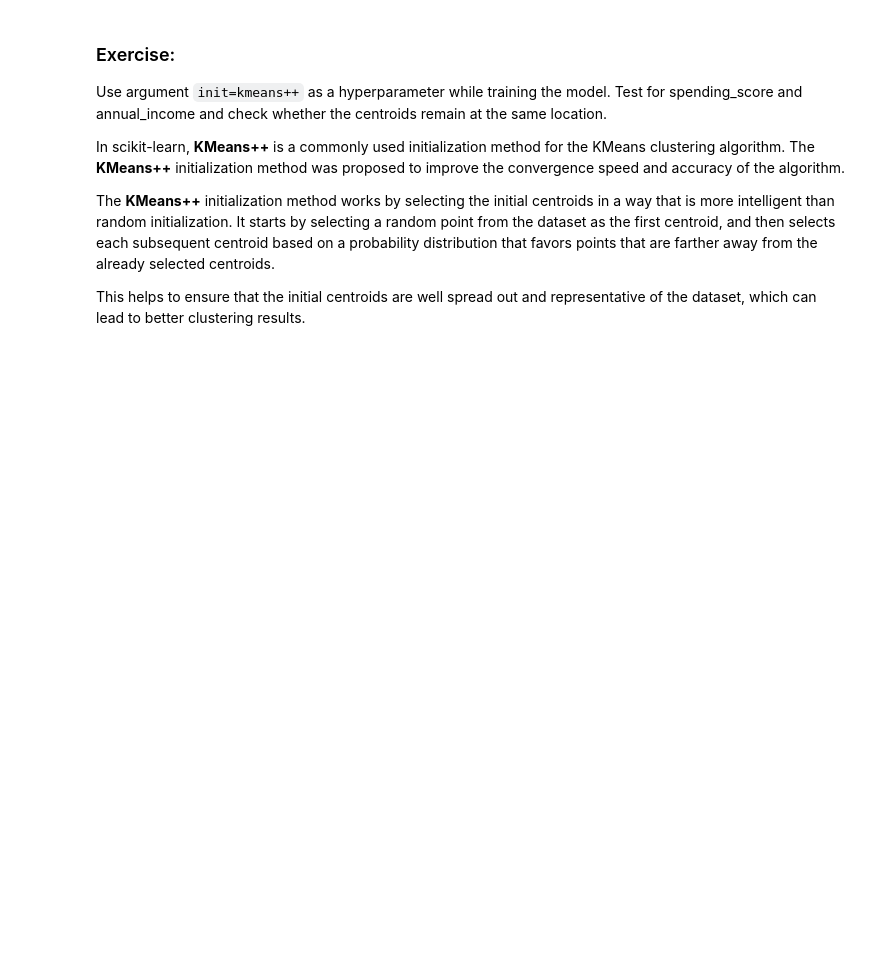
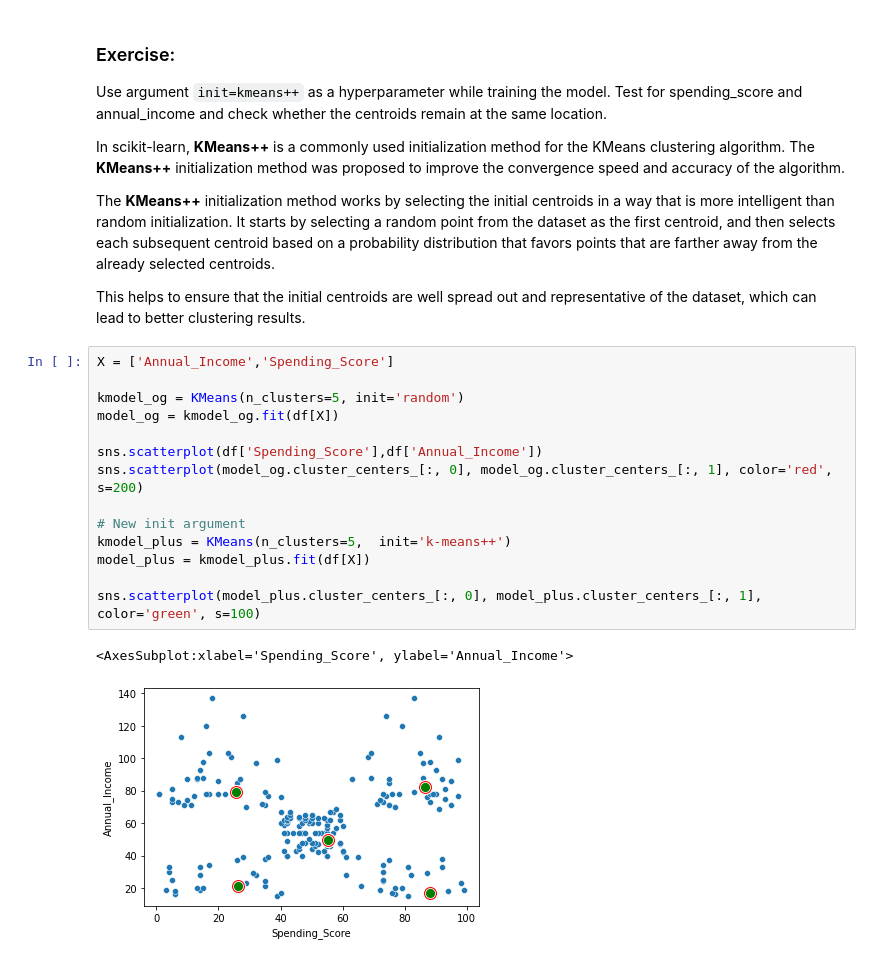
Before and after one commit to MatthewDurocher/bus0007, a Jupyter notebook: labs/lab9/Unsupervised Clustering.ipynb, the cells around one changed output. Drawn from its saved outputs; the diff is of its cells as text; blank space fills up the shorter version.

```diff
--- a/labs/lab9/Unsupervised Clustering.ipynb
+++ b/labs/lab9/Unsupervised Clustering.ipynb
@@ -271,3 +275,20 @@ In scikit-learn, **KMeans++** is a commonly used initialization method for the K
 The **KMeans++** initialization method works by selecting the initial centroids in a way that is more intelligent than random initialization. It starts by selecting a random point from the dataset as the first centroid, and then selects each subsequent centroid based on a probability distribution that favors points that are farther away from the already selected centroids.
 
 This helps to ensure that the initial centroids are well spread out and representative of the dataset, which can lead to better clustering results.
+# %%
+X = ['Annual_Income','Spending_Score']
+
+kmodel_og = KMeans(n_clusters=5, init='random')
+model_og = kmodel_og.fit(df[X])
+
+sns.scatterplot(df['Spending_Score'],df['Annual_Income'])
+sns.scatterplot(model_og.cluster_centers_[:, 0], model_og.cluster_centers_[:, 1], color='red', s=200)
+
+# New init argument
+kmodel_plus = KMeans(n_clusters=5,  init='k-means++')
+model_plus = kmodel_plus.fit(df[X])
+
+sns.scatterplot(model_plus.cluster_centers_[:, 0], model_plus.cluster_centers_[:, 1], color='green', s=100)
+# %% [output]
+<AxesSubplot:xlabel='Spending_Score', ylabel='Annual_Income'>
+[figure, added]
```
Also changed, not shown: parts of 17 cells of this notebook.
